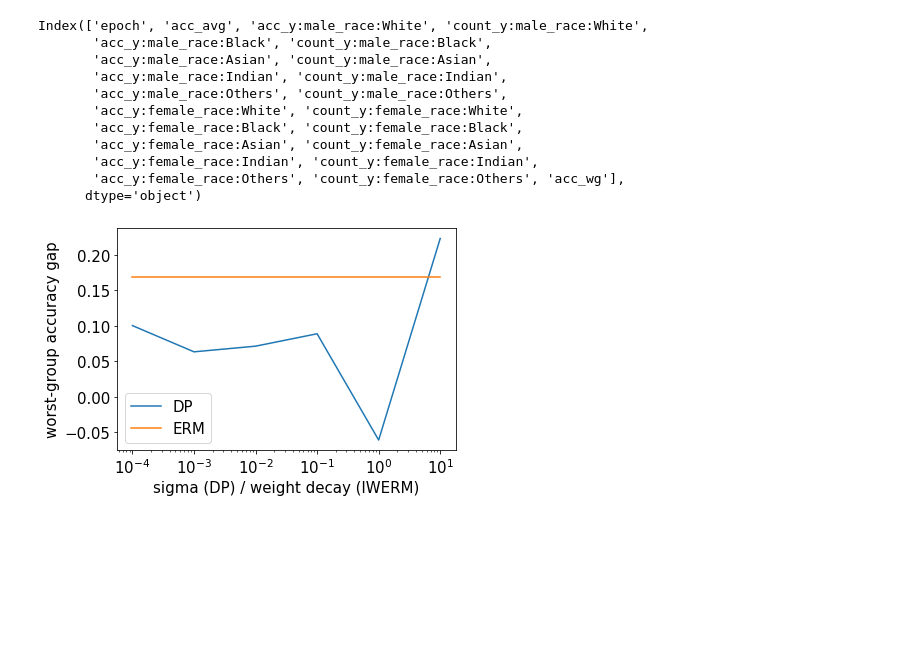
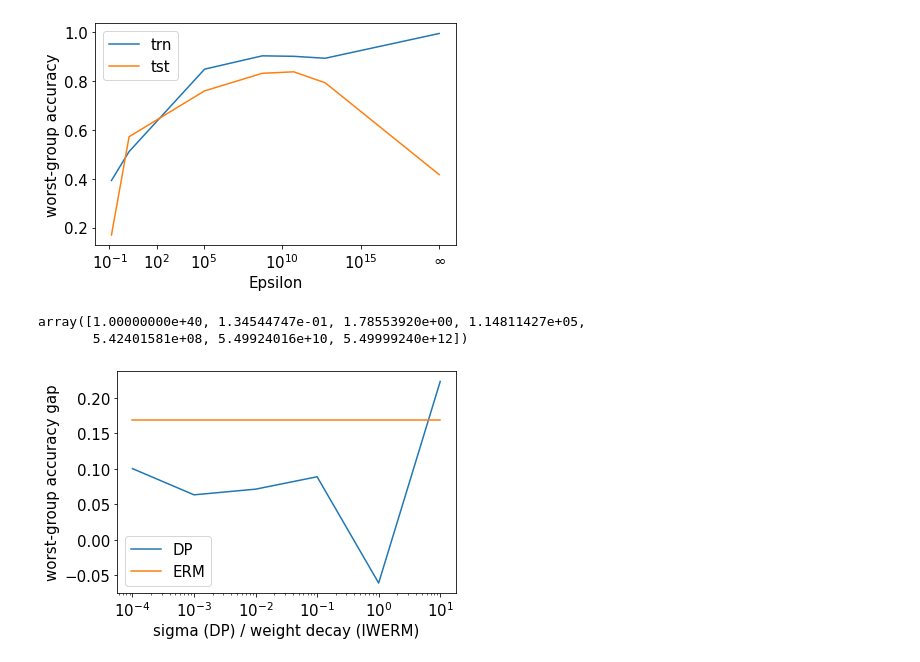
Before and after one commit to yangarbiter/wilds, a Jupyter notebook: notebooks/dpdg.ipynb, the cells around one changed output. Drawn from its saved outputs; the diff is of its cells as text; code cells hidden in the pictures; blank space fills up the shorter version.

```diff
--- a/notebooks/dpdg.ipynb
+++ b/notebooks/dpdg.ipynb
@@ -141,7 +195,7 @@ plt.savefig(f"figs/dpdg_acc_{ds_name}.png")
 # %%
 ds_name = "utkface"
 
-sigmas = [10.0, 1.0, 0.1, 0.01, 0.001, 0.0001]
+sigmas = [10.0, 1.0, 0.1, 0.01, 0.001, 0.0001][::-1]
 log_paths = [
 
 ]
@@ -180,9 +234,10 @@ for sigma, log_path in zip(sigmas, log_paths):
     results.setdefault("val wg acc", []).append(res[-1][2])
 
     df = pd.read_csv(f"../logs/{ds_name}/{log_path}/test_eval.csv")
-    res = df[["epoch", "acc_avg", "acc_wg"] + subgroup_names].values.tolist()
+    res = df[["epoch", "acc_avg", "acc_wg", "epsilon"] + subgroup_names].values.tolist()
     results.setdefault("tst acc", []).append(res[-1][1])
     results.setdefault("tst wg acc", []).append(res[-1][2])
+    results.setdefault("epsilon", []).append(res[-1][3])
     for i, name in enumerate(subgroup_names):
         results.setdefault(f"tst {name}", []).append(res[-1][i+3])
 
@@ -228,20 +283,29 @@ trn_acc_wg = df[["epoch", "acc_avg", "acc_wg"]].values[-1][2]
 df = pd.read_csv(f"../logs/{ds_name}/{log_path}/test_eval.csv")
 tst_acc_wg = df[["epoch", "acc_avg", "acc_wg"]].values[-1][2]
 erm_gap = (trn_acc_wg - tst_acc_wg)
+# %%
+epsilon = np.concatenate([[1e20], results['epsilon']])
+trn_wg_acc = np.concatenate(([erm_trn_acc_wg], results['trn wg acc']))
+tst_wg_acc = np.concatenate(([erm_tst_acc_wg], results['tst wg acc']))
+
+ticks_ = [-1, 2, 5, 10, 15, 20]
+plt.plot(epsilon, trn_wg_acc, label="trn")
+plt.plot(epsilon, tst_wg_acc, label="tst")
+plt.xscale("log")
+plt.xticks(fontsize=fontsize, ticks=[float(10**i) for i in ticks_], labels=[f"$10^{{{eps}}}$" for eps in ticks_[:-1]] + ['$\infty$'])
+plt.yticks(fontsize=fontsize)
+plt.xlabel("Epsilon", fontsize=fontsize)
+plt.ylabel("worst-group accuracy", fontsize=fontsize)
+plt.legend(fontsize=fontsize)
+plt.tight_layout()
+plt.savefig(f"figs/dpdg_wgacc_{ds_name}.png")
+# %% [output]
+[figure, added]
 # %%
 df.columns
 # %% [output]
-Index(['epoch', 'acc_avg', 'acc_y:male_race:White', 'count_y:male_race:White',
-       'acc_y:male_race:Black', 'count_y:male_race:Black',
-       'acc_y:male_race:Asian', 'count_y:male_race:Asian',
-       'acc_y:male_race:Indian', 'count_y:male_race:Indian',
-       'acc_y:male_race:Others', 'count_y:male_race:Others',
-       'acc_y:female_race:White', 'count_y:female_race:White',
-       'acc_y:female_race:Black', 'count_y:female_race:Black',
-       'acc_y:female_race:Asian', 'count_y:female_race:Asian',
-       'acc_y:female_race:Indian', 'count_y:female_race:Indian',
-       'acc_y:female_race:Others', 'count_y:female_race:Others', 'acc_wg'],
-      dtype='object')
+array([1.00000000e+40, 1.34544747e-01, 1.78553920e+00, 1.14811427e+05,
+       5.42401581e+08, 5.49924016e+10, 5.49999240e+12])
 # %%
 plt.plot(results['sigma'], results['trn wg acc'] - results['tst wg acc'], label="DP")
 #plt.plot(iwerm_results['wds'], iwerm_results['trn wg acc'] - iwerm_results['tst wg acc'], label="IWERM")
```
Also changed, not shown: parts of 6 cells of this notebook, 1 other file.
